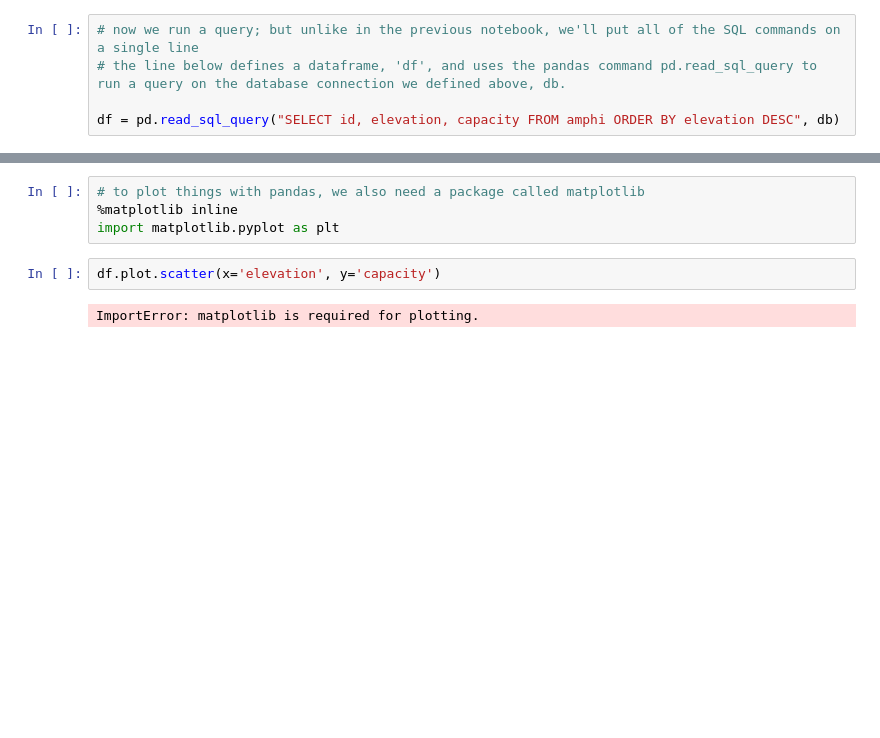
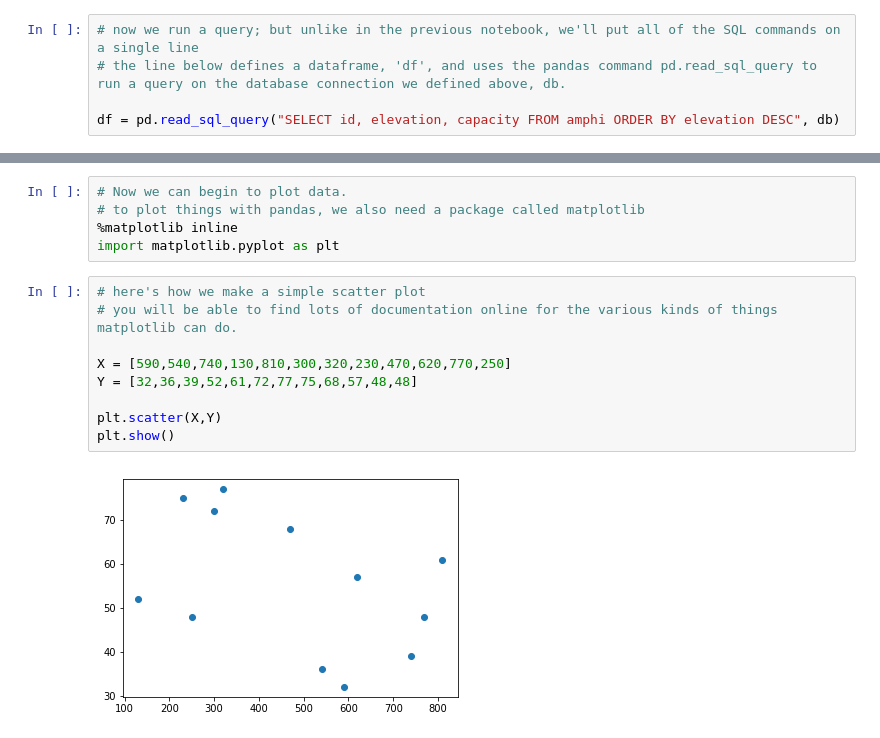
Before and after one commit to o-date/sqlite, a Jupyter notebook: visualizing results of sql query in python.ipynb, the cells around one changed output, grey strips where cells are left out. Cells and saved outputs as stored; diff of their text form; blank space fills up the shorter version.

```diff
--- a/visualizing results of sql query in python.ipynb
+++ b/visualizing results of sql query in python.ipynb
@@ -23,8 +72,16 @@ df[0:5]
 # %%
+# Now we can begin to plot data.
 # to plot things with pandas, we also need a package called matplotlib
 %matplotlib inline
 import matplotlib.pyplot as plt
-# %%
-df.plot.scatter(x='elevation', y='capacity')
-# %% [output]
-ImportError: matplotlib is required for plotting.
+# %%
+# here's how we make a simple scatter plot
+# you will be able to find lots of documentation online for the various kinds of things matplotlib can do.
+
+X = [590,540,740,130,810,300,320,230,470,620,770,250]
+Y = [32,36,39,52,61,72,77,75,68,57,48,48]
+
+plt.scatter(X,Y)
+plt.show()
+# %% [output]
+[figure, added]
```
Also changed, not shown: parts of 11 cells of this notebook.
